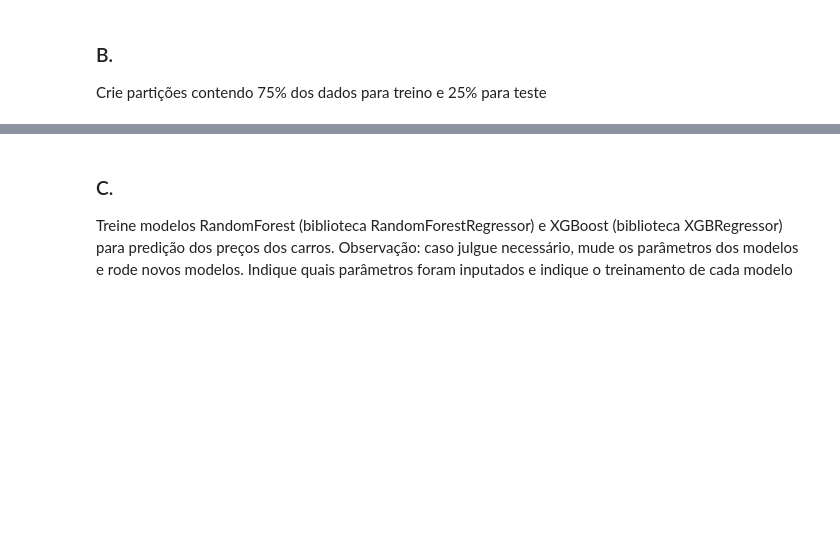
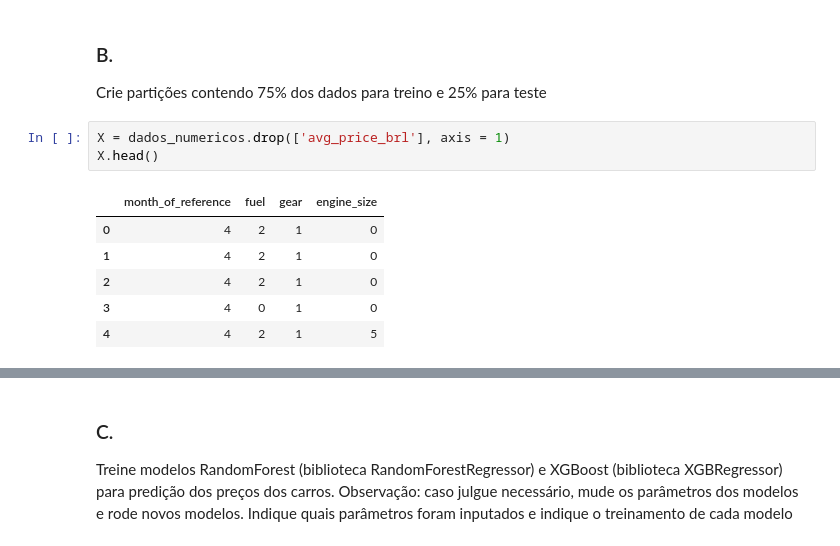
Before and after one commit to renansko/LPA, a Jupyter notebook: Dados/trabalho.ipynb, the cells around one changed output, grey strips where cells are left out. Cells and saved outputs as stored; diff of their text form; blank space fills up the shorter version.

```diff
--- a/Dados/trabalho.ipynb
+++ b/Dados/trabalho.ipynb
@@ -324,3 +324,13 @@ plt.show()
 # %% [markdown]
 ### B.
 Crie partições contendo 75% dos dados para treino e 25% para teste
+# %%
+X = dados_numericos.drop(['avg_price_brl'], axis = 1)
+X.head()
+# %% [output]
+|  | month_of_reference | fuel | gear | engine_size |
+| 0 | 4 | 2 | 1 | 0 |
+| 1 | 4 | 2 | 1 | 0 |
+| 2 | 4 | 2 | 1 | 0 |
+| 3 | 4 | 0 | 1 | 0 |
+| 4 | 4 | 2 | 1 | 5 |
```
Also changed, not shown: parts of 31 cells of this notebook.
